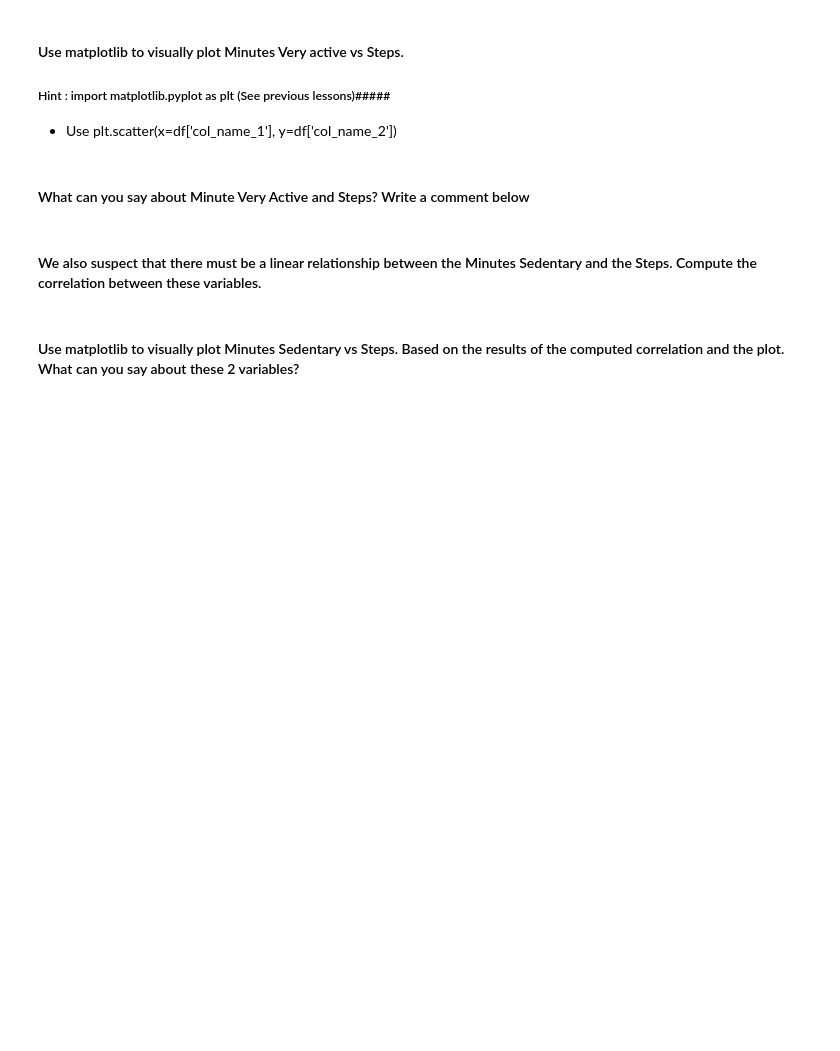
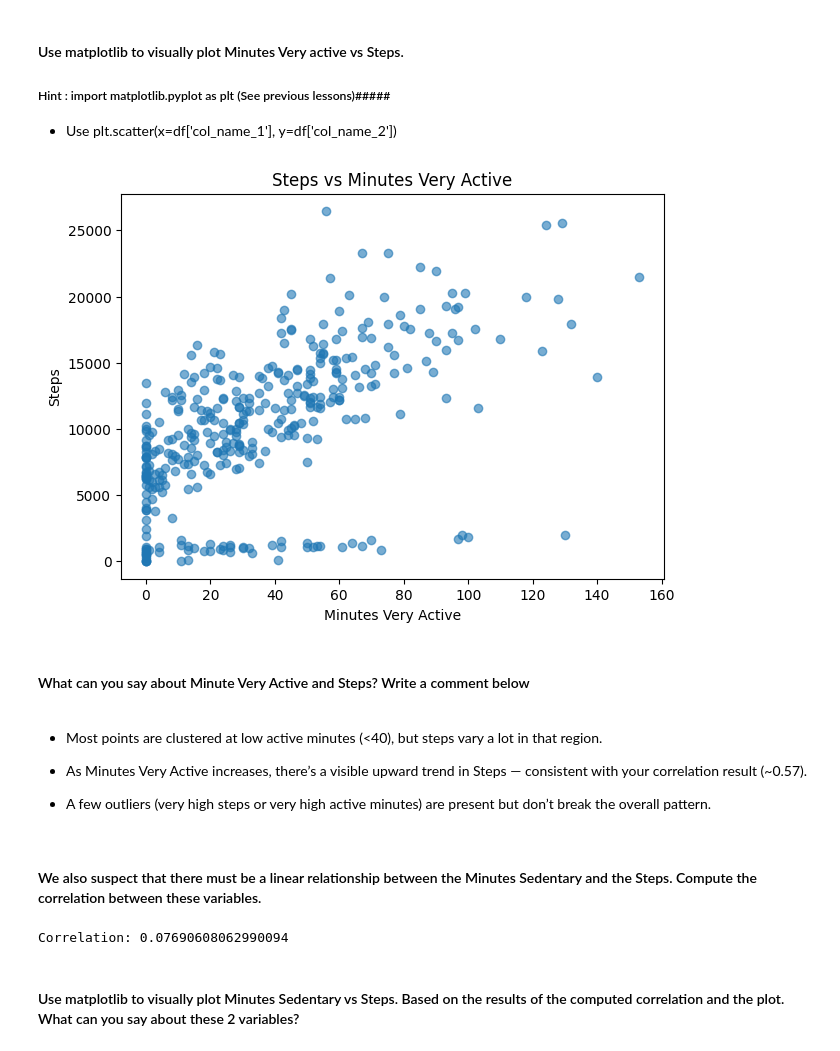
Before and after one commit to ironhack-labs/lab-pivot-tables-and-correlations, a Jupyter notebook: your-code/main.ipynb, the cells around one changed output. Drawn from its saved outputs; the diff is of its cells as text; code cells hidden in the pictures; blank space fills up the shorter version.

```diff
--- a/your-code/main.ipynb
+++ b/your-code/main.ipynb
@@ -173,3 +174,7 @@ employee.pivot_table(
 # Challenge 2
 # %% [markdown]
 #### Open the ` Fitbit.csv` file and name your dataset `fitbit`
+# %%
+url = "Fitbit.csv"
+fitbit = pd.read_csv(url)
+fitbit.head()
@@ -186,0 +224,5 @@ employee.pivot_table(
+# %%
+fitbit.columns = fitbit.columns.str.strip()        # remove extra spaces
+fitbit.columns = fitbit.columns.str.replace(" ", "_")  # replace spaces with underscores
+
+fitbit.columns
@@ -194,2 +251,12 @@ employee.pivot_table(
+# %%
+plt.figure(figsize=(7,5))
+plt.scatter(x=fitbit["Minutes_Very_Active"], y=fitbit["Steps"], alpha=0.6)
+
+plt.xlabel("Minutes Very Active")
+plt.ylabel("Steps")
+plt.title("Steps vs Minutes Very Active")
+plt.show()
+# %% [output]
+[figure, added]
 # %% [markdown]
 #### What can you say about Minute Very Active and Steps? Write a comment below
@@ -198,2 +263,8 @@ employee.pivot_table(
+# %% [markdown]
+- Most points are clustered at low active minutes (<40), but steps vary a lot in that region.
+
+- As Minutes Very Active increases, there’s a visible upward trend in Steps — consistent with your correlation result (~0.57).
+
+- A few outliers (very high steps or very high active minutes) are present but don’t break the overall pattern.
 # %% [markdown]
 #### We also suspect that there must be a linear relationship between the Minutes Sedentary and the Steps. Compute the correlation between these variables.
@@ -202,2 +271,7 @@ employee.pivot_table(
+# %%
+corr = fitbit["Minutes_Sedentary"].corr(fitbit["Steps"])
+print("Correlation:", corr)
+# %% [output]
+Correlation: 0.07690608062990094
 # %% [markdown]
 #### Use matplotlib to visually plot Minutes Sedentary vs Steps. Based on the results of the computed correlation and the plot. What can you say about these 2 variables?
```
Also changed, not shown: parts of 45 cells of this notebook.
